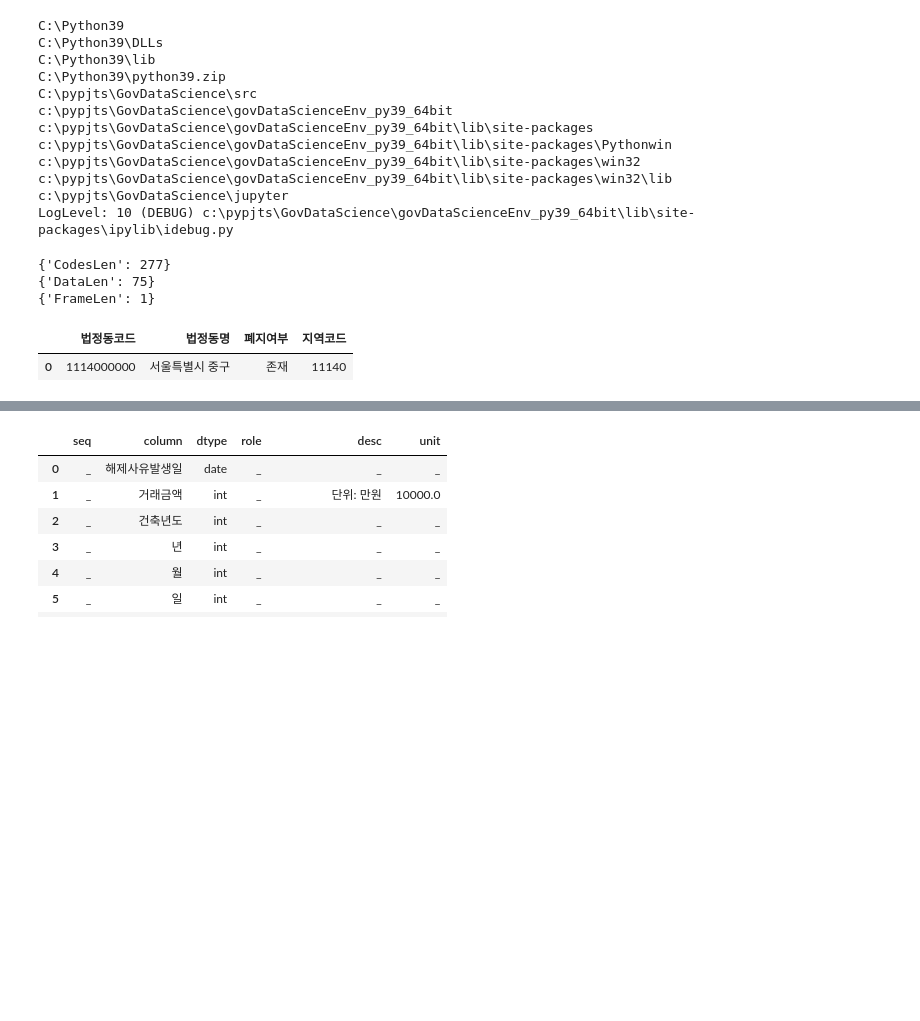
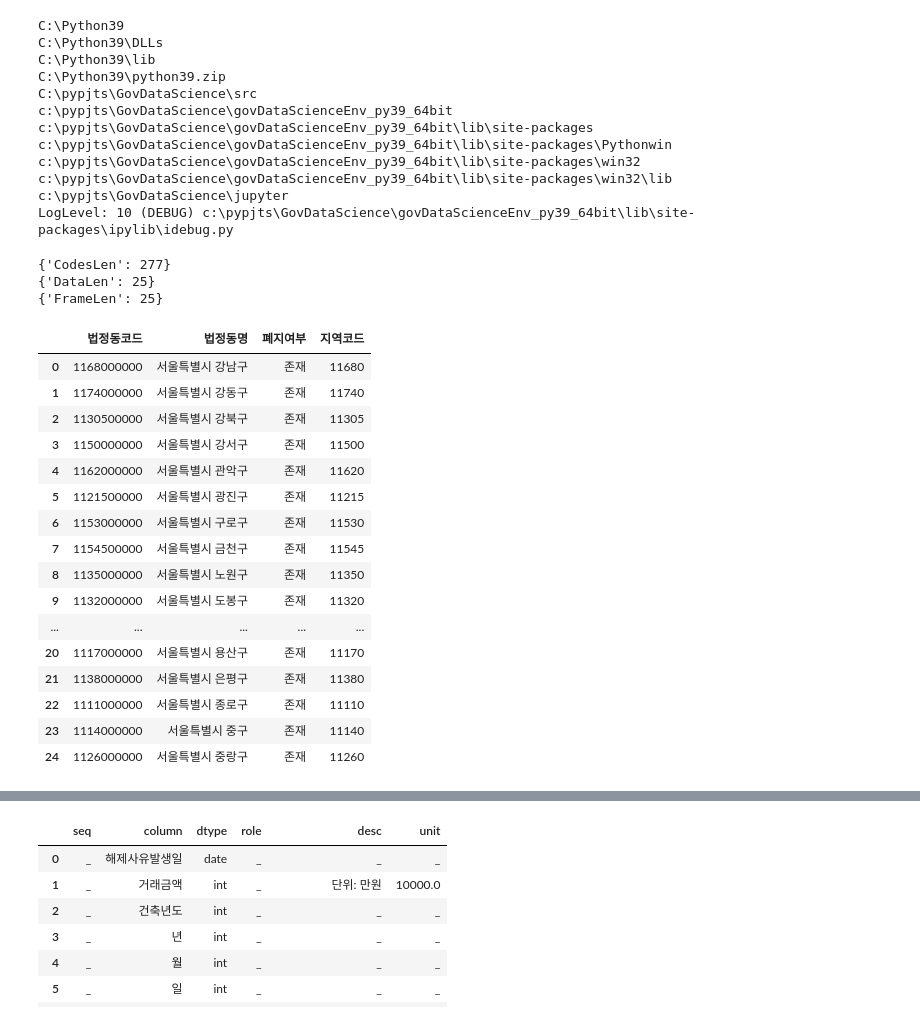
Before and after one commit to innovata/GovDataScience, a Jupyter notebook: jupyter/DataView.ipynb, the cells around one changed output, grey strips where cells are left out. Cells and saved outputs as stored; diff of their text form; code cells hidden in the pictures; blank space fills up the shorter version.

```diff
--- a/jupyter/DataView.ipynb
+++ b/jupyter/DataView.ipynb
@@ -16,14 +16,28 @@ c:\pypjts\GovDataScience\jupyter
 LogLevel: 10 (DEBUG) c:\pypjts\GovDataScience\govDataScienceEnv_py39_64bit\lib\site-packages\ipylib\idebug.py
 # %%
 reload_all()
-df = datamodels.LocationCode().view()
-df
+datamodels.LocationCode().view()
 # %% [output]
 {'CodesLen': 277}
-{'DataLen': 75}
-{'FrameLen': 1}
+{'DataLen': 25}
+{'FrameLen': 25}
 |  | 법정동코드 | 법정동명 | 폐지여부 | 지역코드 |
-| 0 | 1114000000 | 서울특별시 중구 | 존재 | 11140 |
+| 0 | 1168000000 | 서울특별시 강남구 | 존재 | 11680 |
+| 1 | 1174000000 | 서울특별시 강동구 | 존재 | 11740 |
+| 2 | 1130500000 | 서울특별시 강북구 | 존재 | 11305 |
+| 3 | 1150000000 | 서울특별시 강서구 | 존재 | 11500 |
+| 4 | 1162000000 | 서울특별시 관악구 | 존재 | 11620 |
+| 5 | 1121500000 | 서울특별시 광진구 | 존재 | 11215 |
+| 6 | 1153000000 | 서울특별시 구로구 | 존재 | 11530 |
+| 7 | 1154500000 | 서울특별시 금천구 | 존재 | 11545 |
+| 8 | 1135000000 | 서울특별시 노원구 | 존재 | 11350 |
+| 9 | 1132000000 | 서울특별시 도봉구 | 존재 | 11320 |
+| ... | ... | ... | ... | ... |
+| 20 | 1117000000 | 서울특별시 용산구 | 존재 | 11170 |
+| 21 | 1138000000 | 서울특별시 은평구 | 존재 | 11380 |
+| 22 | 1111000000 | 서울특별시 종로구 | 존재 | 11110 |
+| 23 | 1114000000 | 서울특별시 중구 | 존재 | 11140 |
+| 24 | 1126000000 | 서울특별시 중랑구 | 존재 | 11260 |
 # %%
 reload_all()
 datamodels.CHECKLIST_RealEstate().inspect()
```
Also changed, not shown: parts of 7 cells of this notebook, 6 other files.
